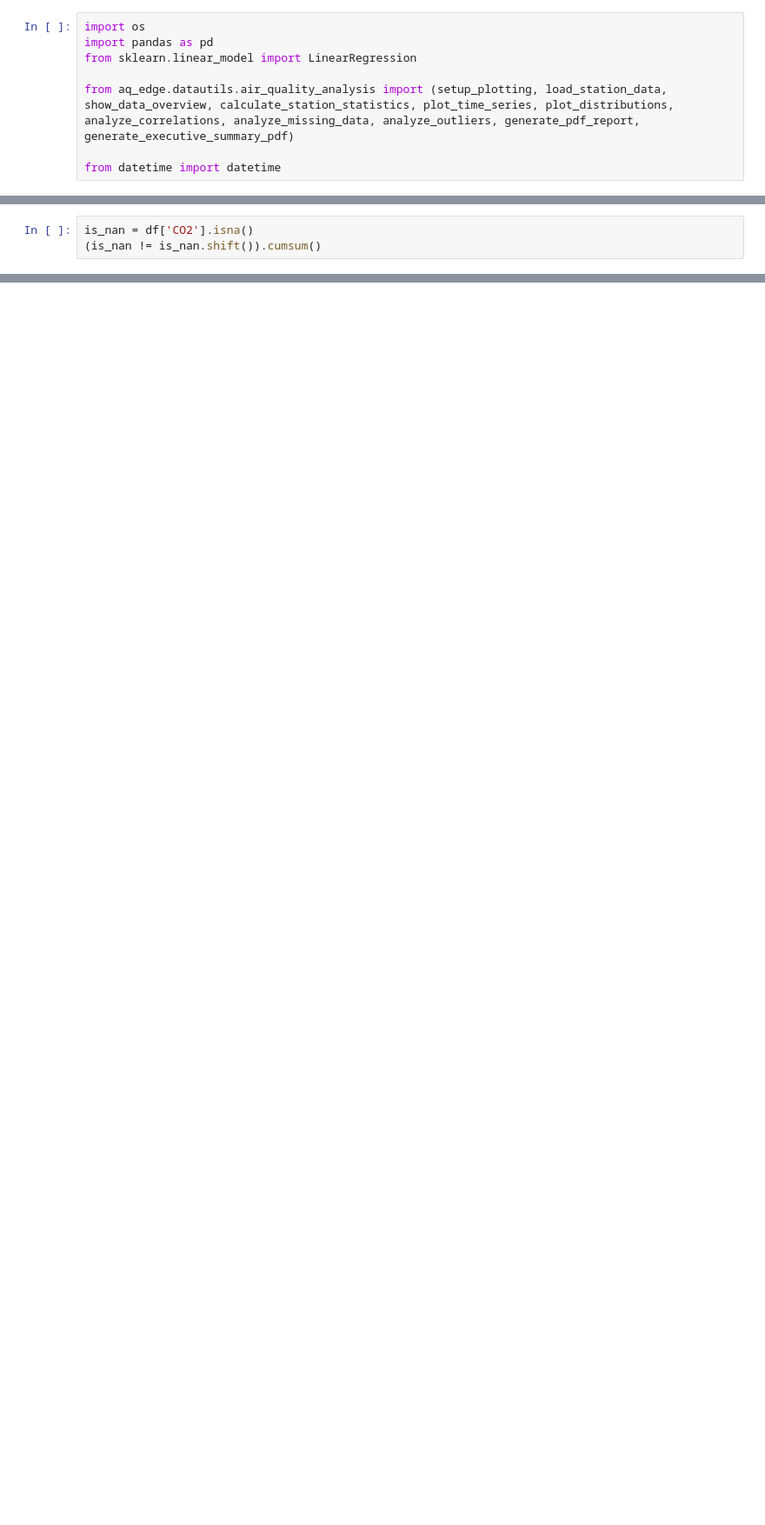
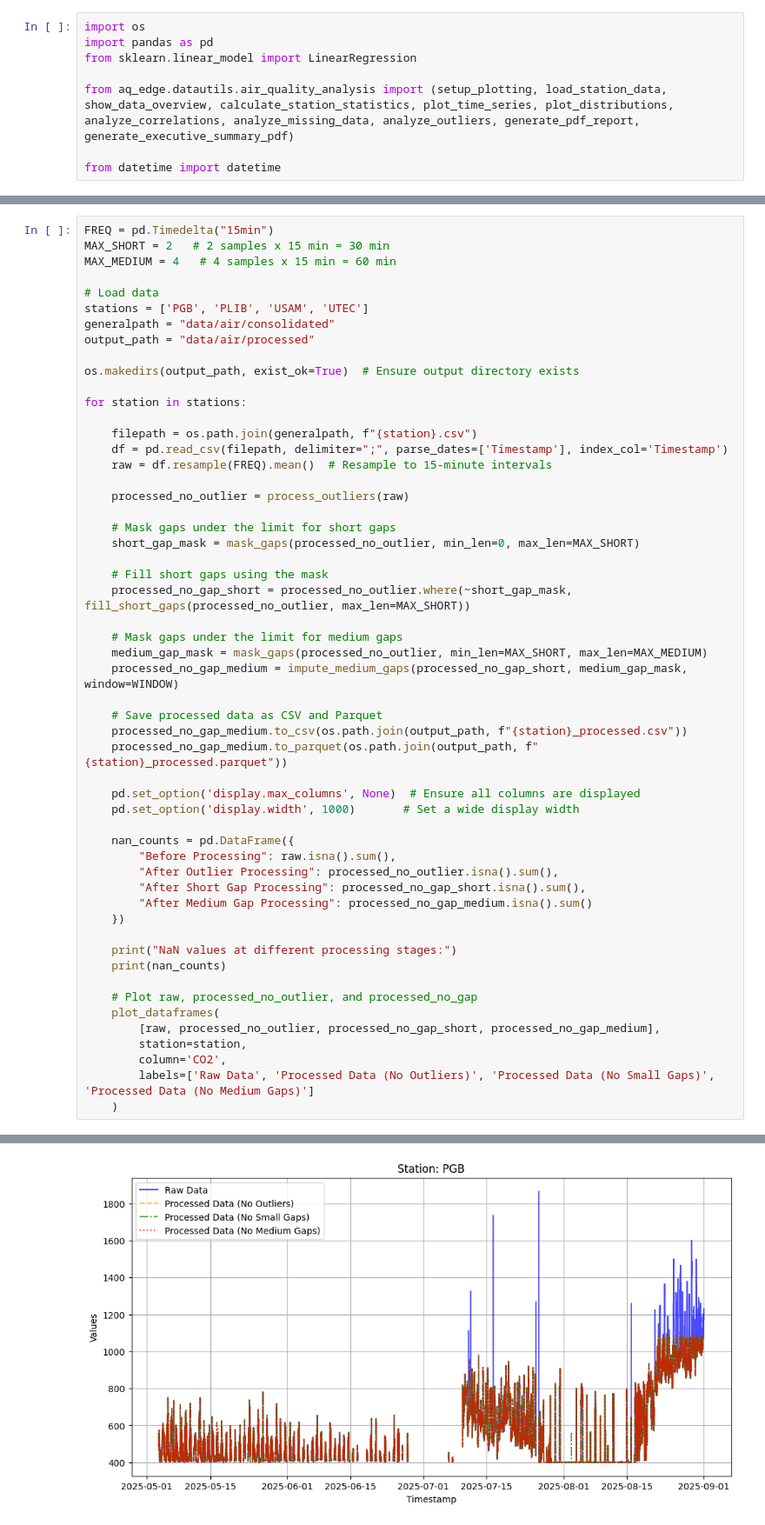
Before and after one commit to multiRH/aq_edge, a Jupyter notebook: data_exploration.ipynb, the cells around one changed output, grey strips where cells are left out. Shown at 87% size. Cells and saved outputs as stored; diff of their text form; blank space fills up the shorter version.

Commit message:
adding outlier processing and gaps processing to data_exploration notebook

```diff
--- a/data_exploration.ipynb
+++ b/data_exploration.ipynb
@@ -168,3 +8,0 @@ dtype: int64
-# %%
-is_nan = df['CO2'].isna()
-(is_nan != is_nan.shift()).cumsum()
@@ -184,0 +273,55 @@ Name: CO2, Length: 11014, dtype: int32
+# %%
+FREQ = pd.Timedelta("15min")
+MAX_SHORT = 2   # 2 samples x 15 min = 30 min
+MAX_MEDIUM = 4   # 4 samples x 15 min = 60 min
+
+# Load data
+stations = ['PGB', 'PLIB', 'USAM', 'UTEC']
+generalpath = "data/air/consolidated"
+output_path = "data/air/processed"
+
+os.makedirs(output_path, exist_ok=True)  # Ensure output directory exists
+
+for station in stations:
+
+    filepath = os.path.join(generalpath, f"{station}.csv")
+    df = pd.read_csv(filepath, delimiter=";", parse_dates=['Timestamp'], index_col='Timestamp')
+    raw = df.resample(FREQ).mean()  # Resample to 15-minute intervals
+
+    processed_no_outlier = process_outliers(raw)
+
+    # Mask gaps under the limit for short gaps
+    short_gap_mask = mask_gaps(processed_no_outlier, min_len=0, max_len=MAX_SHORT)
+
+    # Fill short gaps using the mask
+    processed_no_gap_short = processed_no_outlier.where(~short_gap_mask, fill_short_gaps(processed_no_outlier, max_len=MAX_SHORT))
+
+    # Mask gaps under the limit for medium gaps
+    medium_gap_mask = mask_gaps(processed_no_outlier, min_len=MAX_SHORT, max_len=MAX_MEDIUM)
+    processed_no_gap_medium = impute_medium_gaps(processed_no_gap_short, medium_gap_mask, window=WINDOW)
+
+    # Save processed data as CSV and Parquet
+    processed_no_gap_medium.to_csv(os.path.join(output_path, f"{station}_processed.csv"))
+    processed_no_gap_medium.to_parquet(os.path.join(output_path, f"{station}_processed.parquet"))
+
+    pd.set_option('display.max_columns', None)  # Ensure all columns are displayed
+    pd.set_option('display.width', 1000)       # Set a wide display width
+
+    nan_counts = pd.DataFrame({
+        "Before Processing": raw.isna().sum(),
+        "After Outlier Processing": processed_no_outlier.isna().sum(),
+        "After Short Gap Processing": processed_no_gap_short.isna().sum(),
+        "After Medium Gap Processing": processed_no_gap_medium.isna().sum()
+    })
+
+    print("NaN values at different processing stages:")
+    print(nan_counts)
+
+    # Plot raw, processed_no_outlier, and processed_no_gap
+    plot_dataframes(
+        [raw, processed_no_outlier, processed_no_gap_short, processed_no_gap_medium],
+        station=station,
+        column='CO2',
+        labels=['Raw Data', 'Processed Data (No Outliers)', 'Processed Data (No Small Gaps)', 'Processed Data (No Medium Gaps)']
+    )
+# %% [output]
@@ -184,0 +335 @@ Name: CO2, Length: 11014, dtype: int32
+[figure, added]
```
Also changed, not shown: parts of 7 cells of this notebook.
